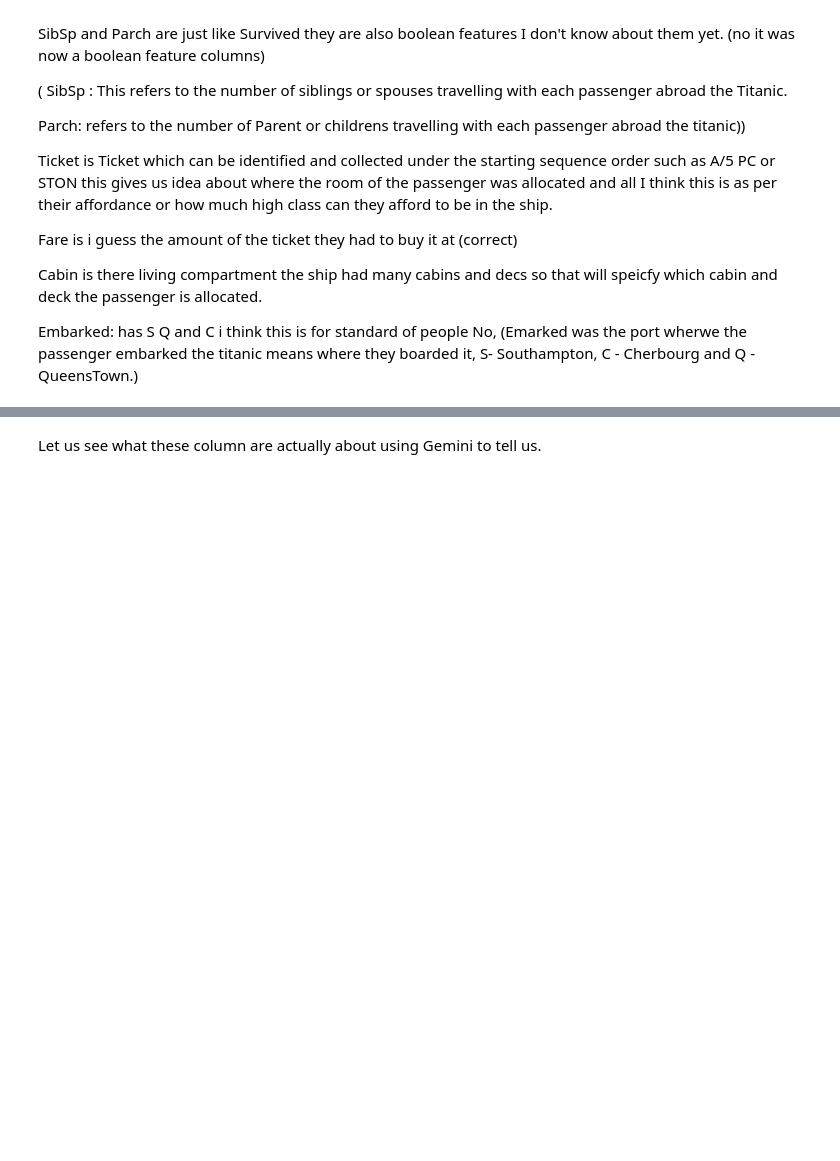
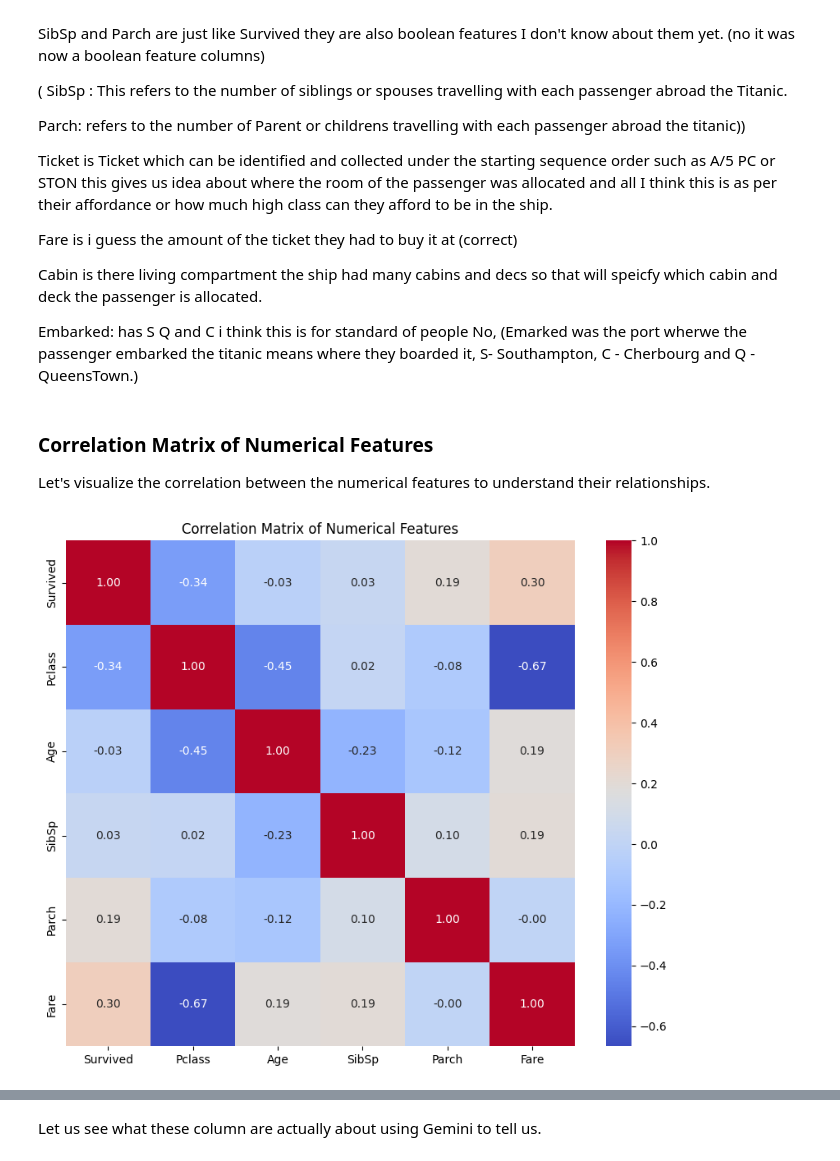
Before and after one commit to sxrthk17/ml-journey, a Jupyter notebook: week1/day4_learning_and_using_pandas.ipynb, the cells around one changed output, grey strips where cells are left out. Drawn from its saved outputs; the diff is of its cells as text; code cells hidden in the pictures; blank space fills up the shorter version.

```diff
--- a/week1/day4_learning_and_using_pandas.ipynb
+++ b/week1/day4_learning_and_using_pandas.ipynb
@@ -675,3 +677,15 @@ Fare is i guess the amount of the ticket they had to buy it at (correct)
 Cabin is there living compartment the ship had many cabins and decs so that will speicfy which cabin and deck the passenger is allocated.
 
 Embarked: has S Q and C i think this is for standard of people No, (Emarked was the port wherwe the passenger embarked the titanic means where they boarded it, S- Southampton, C - Cherbourg and Q - QueensTown.)
+# %% [markdown]
+### Correlation Matrix of Numerical Features
+
+Let's visualize the correlation between the numerical features to understand their relationships.
+# %%
+plt.figure(figsize=(10, 8))
+correlation_matrix = dataset_cap[numerical_features].corr()
+sea.heatmap(correlation_matrix, annot=True, cmap='coolwarm', fmt='.2f')
+plt.title('Correlation Matrix of Numerical Features')
+plt.show()
+# %% [output]
+[figure, added]
```
Also changed, not shown: parts of 9 cells of this notebook.
